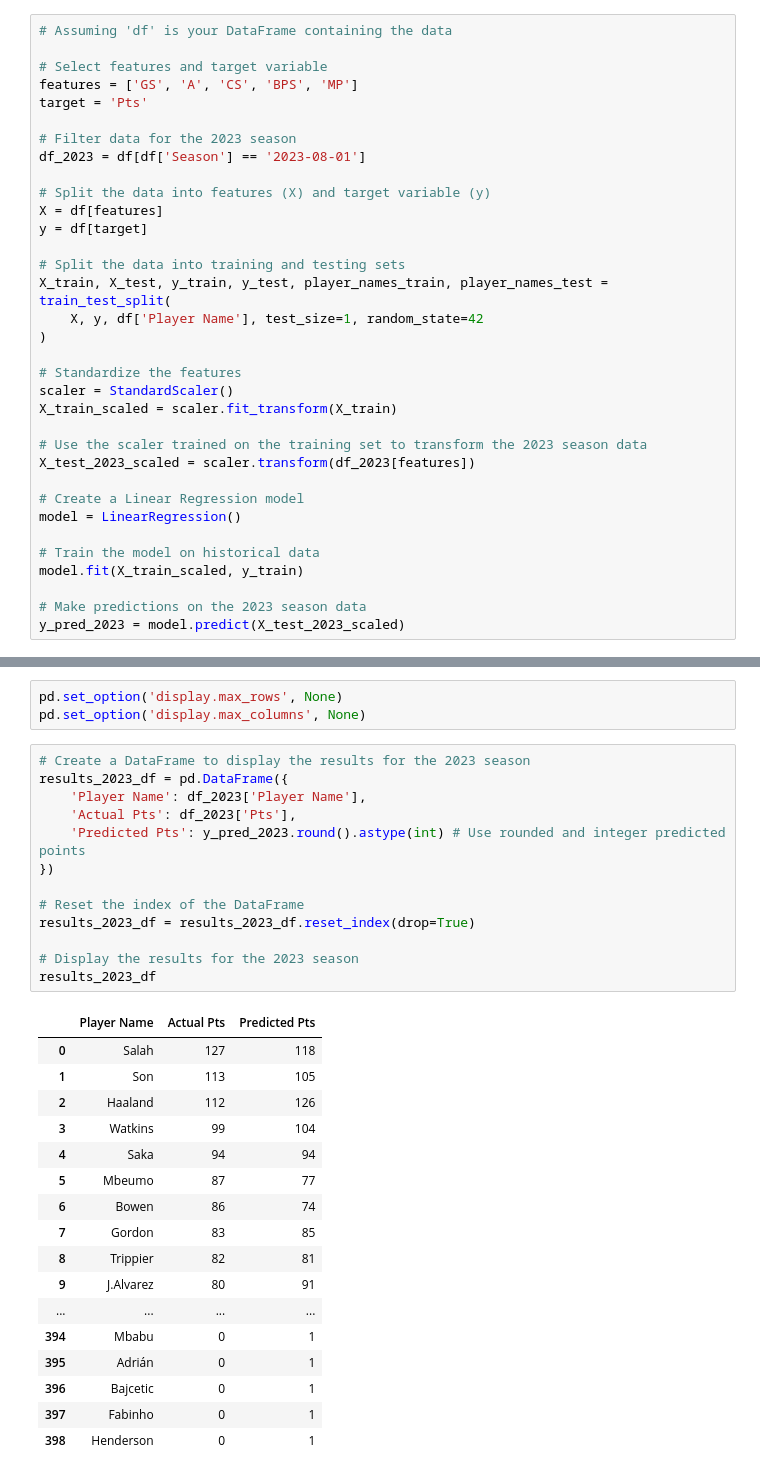
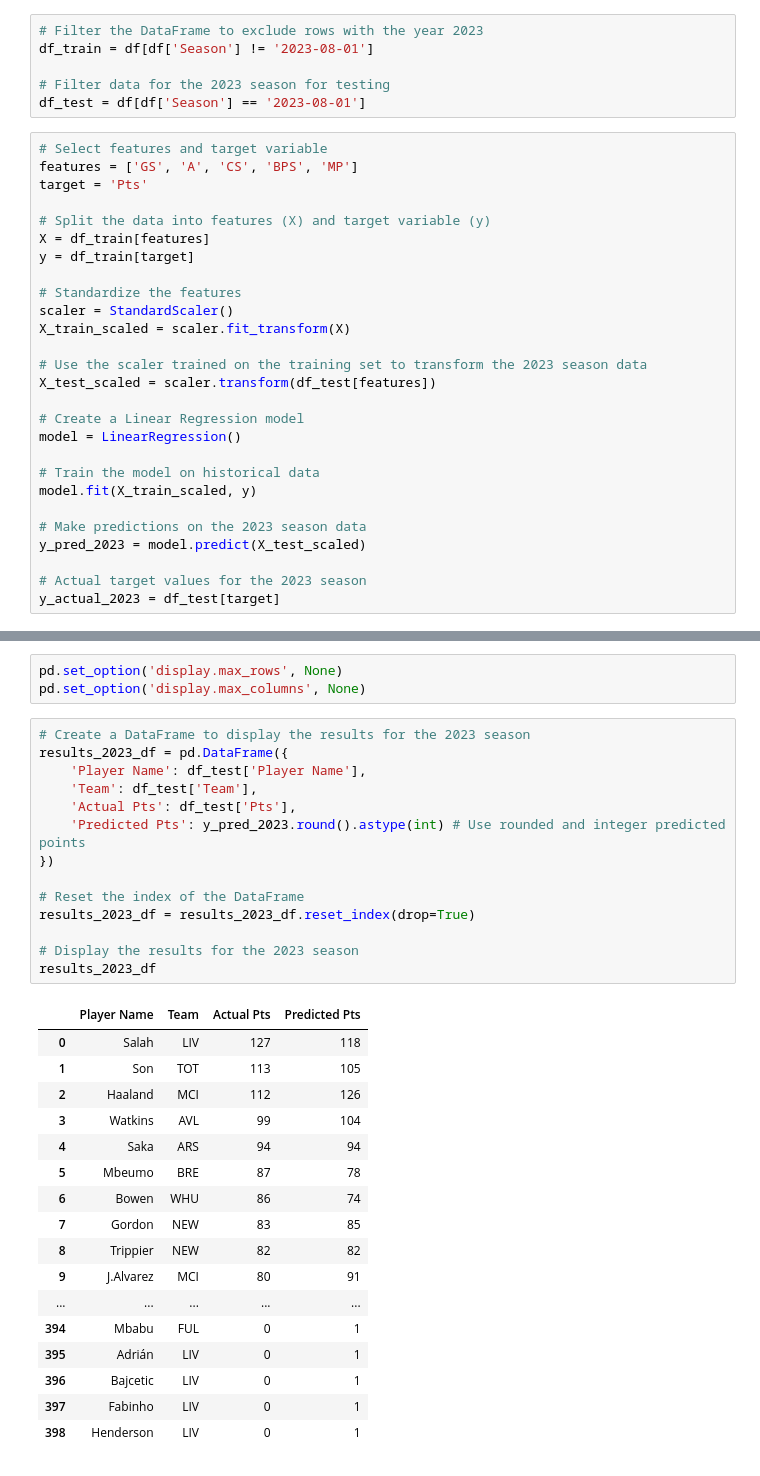
Before and after one commit to cliffordkaosei/Fantasy-Premier-League, a Jupyter notebook: Data Modelling/Prediction_analysis.ipynb, the cells around one changed output, grey strips where cells are left out. Cells and saved outputs as stored; diff of their text form.

```diff
--- a/Data Modelling/Prediction_analysis.ipynb
+++ b/Data Modelling/Prediction_analysis.ipynb
@@ -6,37 +6,36 @@ from sklearn.linear_model import LinearRegression
 from sklearn.metrics import mean_squared_error, r2_score
 # %%
 df = pd.read_csv('timeseries_data.csv')
+# %%
+# Filter the DataFrame to exclude rows with the year 2023
+df_train = df[df['Season'] != '2023-08-01']
+
+# Filter data for the 2023 season for testing
+df_test = df[df['Season'] == '2023-08-01']
 # %%
-# Assuming 'df' is your DataFrame containing the data
-
 # Select features and target variable
 features = ['GS', 'A', 'CS', 'BPS', 'MP']
 target = 'Pts'
 
-# Filter data for the 2023 season
-df_2023 = df[df['Season'] == '2023-08-01']
-
 # Split the data into features (X) and target variable (y)
-X = df[features]
-y = df[target]
-
-# Split the data into training and testing sets
-X_train, X_test, y_train, y_test, player_names_train, player_names_test = train_test_split(
-    X, y, df['Player Name'], test_size=1, random_state=42
-)
+X = df_train[features]
+y = df_train[target]
 
 # Standardize the features
 scaler = StandardScaler()
-X_train_scaled = scaler.fit_transform(X_train)
+X_train_scaled = scaler.fit_transform(X)
 
 # Use the scaler trained on the training set to transform the 2023 season data
-X_test_2023_scaled = scaler.transform(df_2023[features])
+X_test_scaled = scaler.transform(df_test[features])
 
 # Create a Linear Regression model
 model = LinearRegression()
 
 # Train the model on historical data
-model.fit(X_train_scaled, y_train)
+model.fit(X_train_scaled, y)
 
 # Make predictions on the 2023 season data
-y_pred_2023 = model.predict(X_test_2023_scaled)
+y_pred_2023 = model.predict(X_test_scaled)
+
+# Actual target values for the 2023 season
+y_actual_2023 = df_test[target]
@@ -46,31 +55,32 @@ pd.set_option('display.max_columns', None)
 # %%
 # Create a DataFrame to display the results for the 2023 season
 results_2023_df = pd.DataFrame({
-    'Player Name': df_2023['Player Name'],
-    'Actual Pts': df_2023['Pts'],
+    'Player Name': df_test['Player Name'],
+    'Team': df_test['Team'],
+    'Actual Pts': df_test['Pts'],
     'Predicted Pts': y_pred_2023.round().astype(int) # Use rounded and integer predicted points
 })
 
 # Reset the index of the DataFrame
 results_2023_df = results_2023_df.reset_index(drop=True)
 
 # Display the results for the 2023 season
 results_2023_df
 # %% [output]
-|  | Player Name | Actual Pts | Predicted Pts |
-| 0 | Salah | 127 | 118 |
-| 1 | Son | 113 | 105 |
-| 2 | Haaland | 112 | 126 |
-| 3 | Watkins | 99 | 104 |
-| 4 | Saka | 94 | 94 |
-| 5 | Mbeumo | 87 | 77 |
-| 6 | Bowen | 86 | 74 |
-| 7 | Gordon | 83 | 85 |
-| 8 | Trippier | 82 | 81 |
-| 9 | J.Alvarez | 80 | 91 |
-| ... | ... | ... | ... |
-| 394 | Mbabu | 0 | 1 |
-| 395 | Adrián | 0 | 1 |
-| 396 | Bajcetic | 0 | 1 |
-| 397 | Fabinho | 0 | 1 |
-| 398 | Henderson | 0 | 1 |
+|  | Player Name | Team | Actual Pts | Predicted Pts |
+| 0 | Salah | LIV | 127 | 118 |
+| 1 | Son | TOT | 113 | 105 |
+| 2 | Haaland | MCI | 112 | 126 |
+| 3 | Watkins | AVL | 99 | 104 |
+| 4 | Saka | ARS | 94 | 94 |
+| 5 | Mbeumo | BRE | 87 | 78 |
+| 6 | Bowen | WHU | 86 | 74 |
+| 7 | Gordon | NEW | 83 | 85 |
+| 8 | Trippier | NEW | 82 | 82 |
+| 9 | J.Alvarez | MCI | 80 | 91 |
+| ... | ... | ... | ... | ... |
+| 394 | Mbabu | FUL | 0 | 1 |
+| 395 | Adrián | LIV | 0 | 1 |
+| 396 | Bajcetic | LIV | 0 | 1 |
+| 397 | Fabinho | LIV | 0 | 1 |
+| 398 | Henderson | LIV | 0 | 1 |
```
Also changed, not shown: parts of 2 cells of this notebook, 10 other files.
